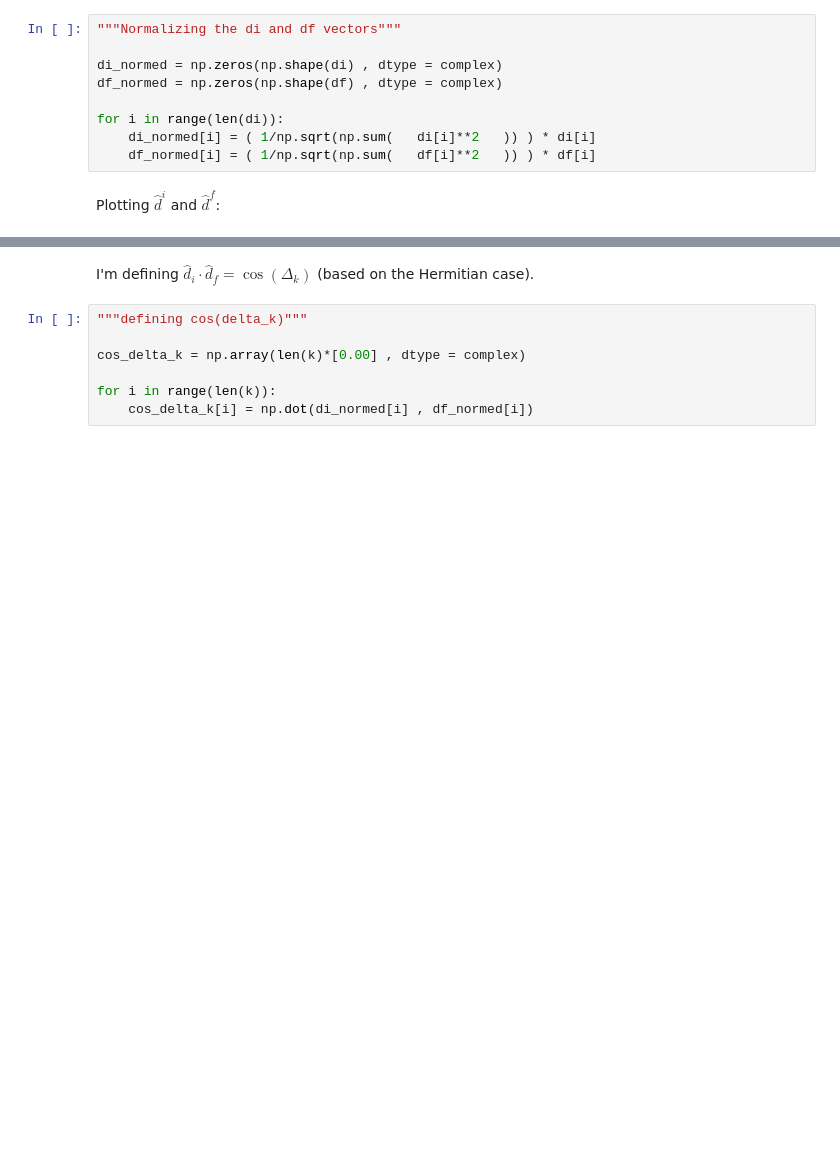
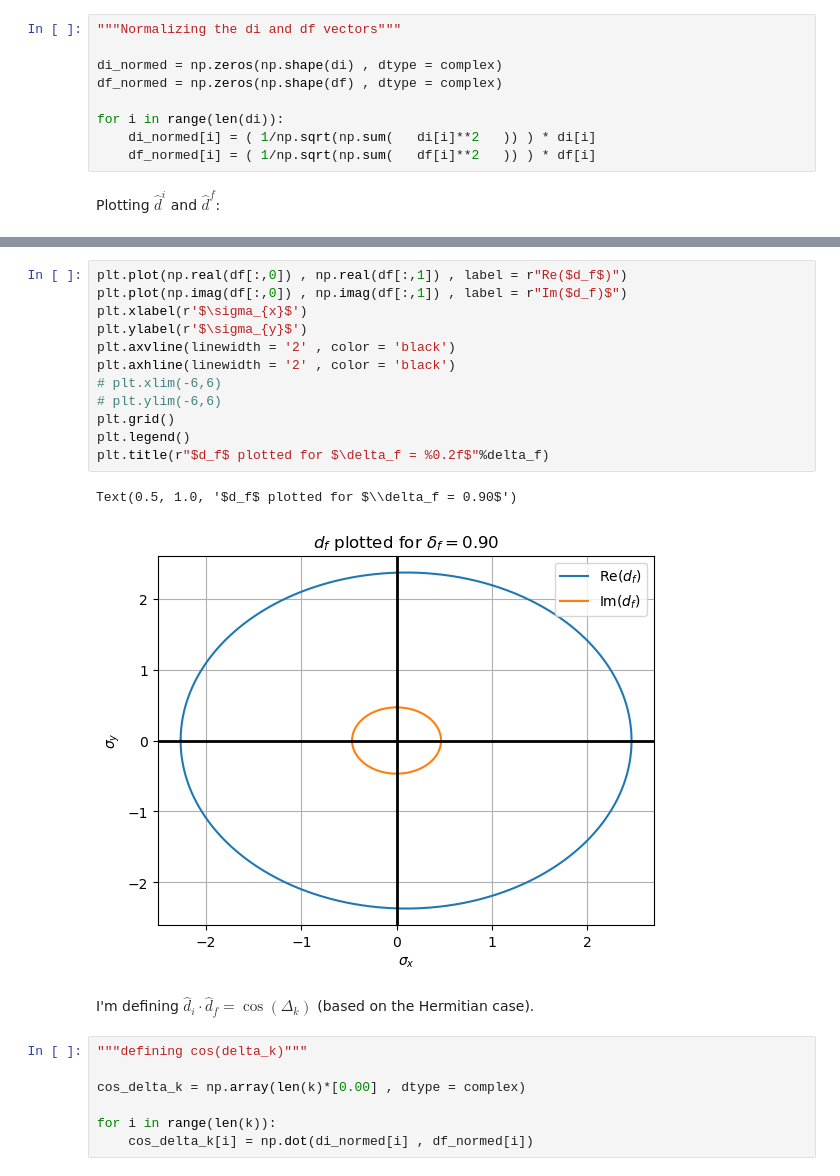
Before and after one commit to NachiketNG/DTOP_manual_backup, a Jupyter notebook: nh_DTOP_live.ipynb, the cells around one changed output, grey strips where cells are left out. Drawn from its saved outputs; the diff is of its cells as text; blank space fills up the shorter version.

```diff
--- a/nh_DTOP_live.ipynb
+++ b/nh_DTOP_live.ipynb
@@ -173,3 +189,18 @@ Text(0.5, 1.0, 'Representation of imaginary part of d vectors in k-space')
+# %%
+plt.plot(np.real(df[:,0]) , np.real(df[:,1]) , label = r"Re($d_f$)")
+plt.plot(np.imag(df[:,0]) , np.imag(df[:,1]) , label = r"Im($d_f)$")
+plt.xlabel(r'$\sigma_{x}$')
+plt.ylabel(r'$\sigma_{y}$')
+plt.axvline(linewidth = '2' , color = 'black')
+plt.axhline(linewidth = '2' , color = 'black')
+# plt.xlim(-6,6)
+# plt.ylim(-6,6)
+plt.grid()
+plt.legend()
+plt.title(r"$d_f$ plotted for $\delta_f = %0.2f$"%delta_f)
+# %% [output]
+Text(0.5, 1.0, '$d_f$ plotted for $\\delta_f = 0.90$')
+[figure, added]
 # %% [markdown]
 I'm defining $\hat d_i \cdot \hat d_f = \cos(\Delta_k)$  (based on the Hermitian case).
 # %%
```
Also changed, not shown: parts of 92 cells of this notebook, 2 other files.
